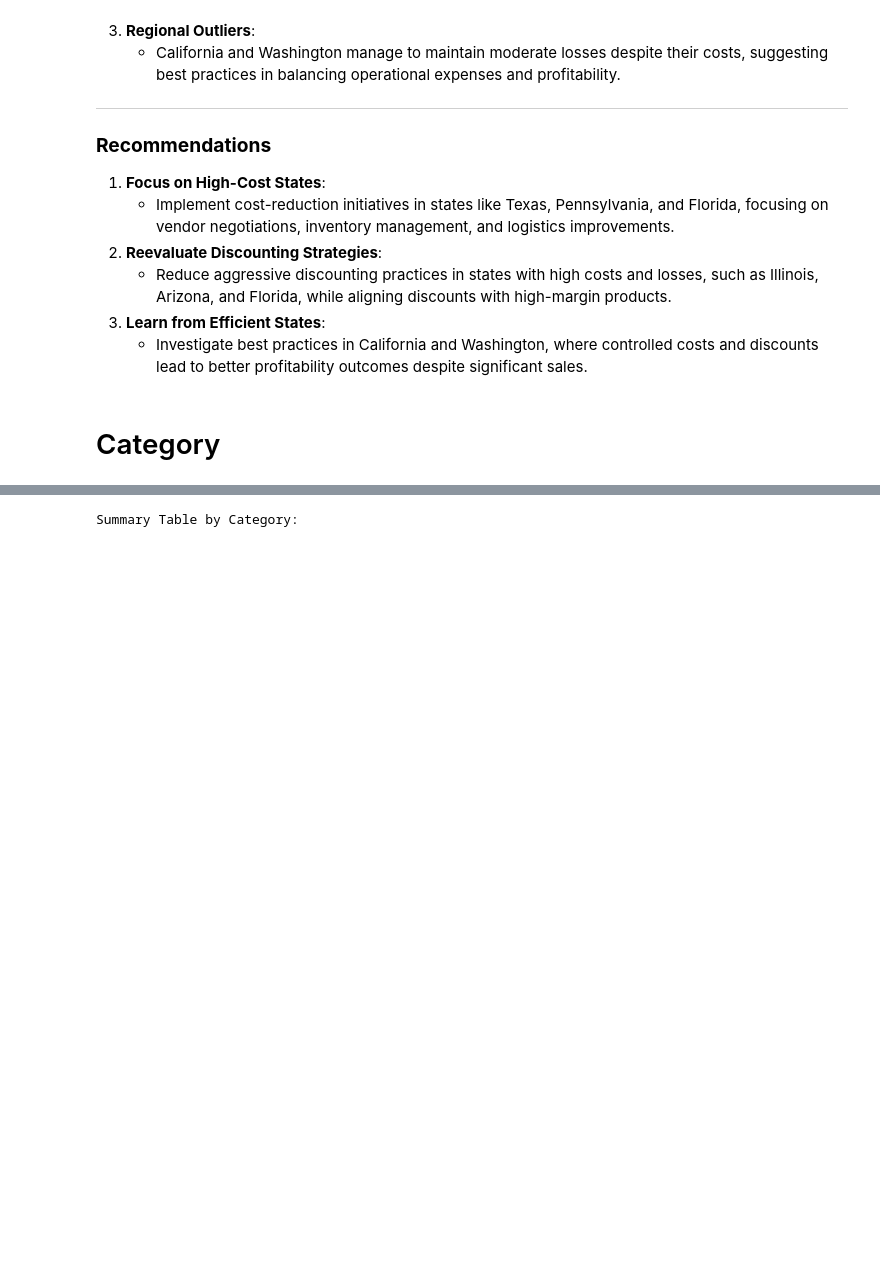
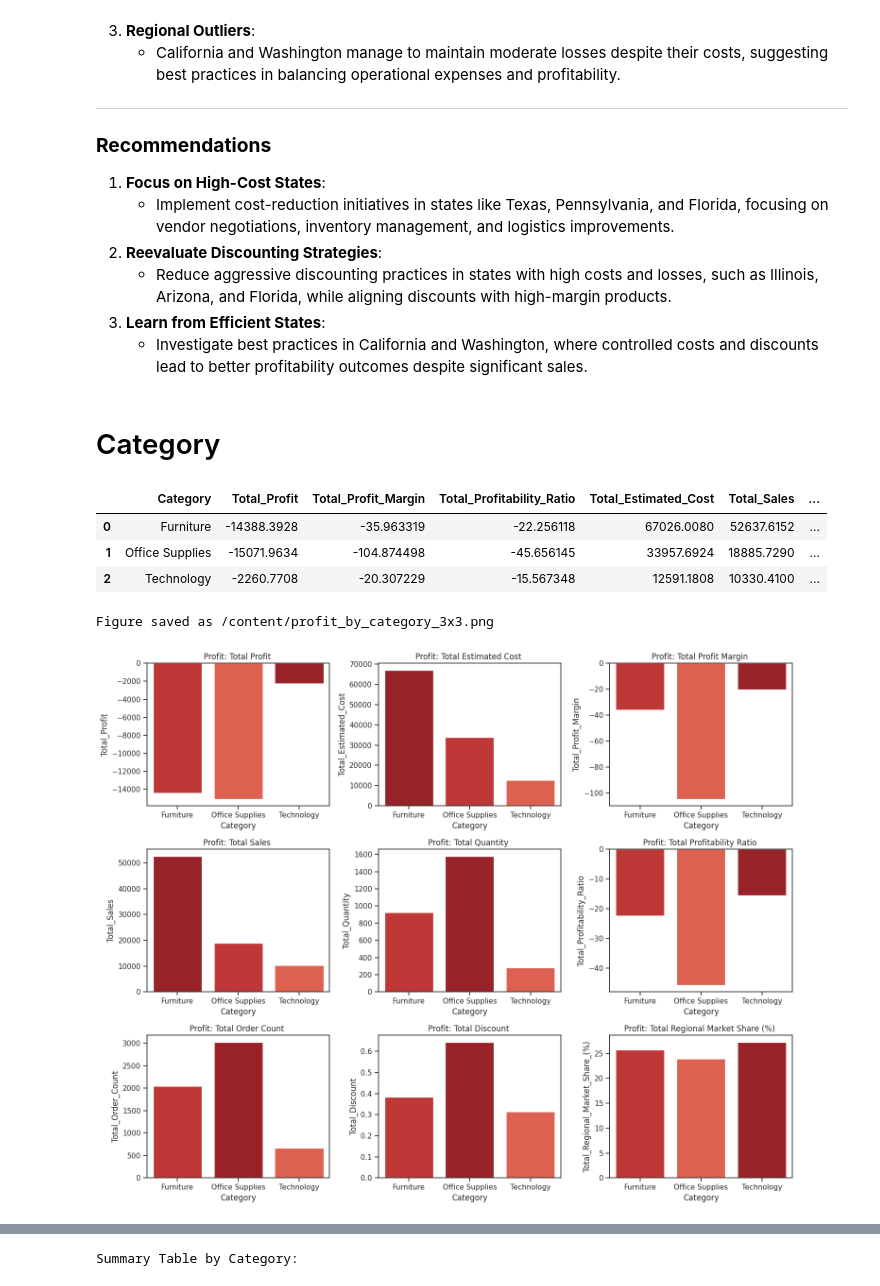
Before and after one commit to micah-shull/superstore, a Jupyter notebook: 008_superstore_Loss_Cost.ipynb, the cells around one changed output, grey strips where cells are left out. Cells and saved outputs as stored; diff of their text form; code cells hidden in the pictures; blank space fills up the shorter version.

```diff
--- a/008_superstore_Loss_Cost.ipynb
+++ b/008_superstore_Loss_Cost.ipynb
@@ -684,3 +744,62 @@ Figure saved as /content/loss_cost_region_state.png
    - Investigate best practices in California and Washington, where controlled costs and discounts lead to better profitability outcomes despite significant sales.
 # %% [markdown]
 # Category
+# %%
+# Define metrics for visualization
+metrics = [
+    'Profit',
+    'Estimated Cost',
+    'Profit Margin',
+    'Sales',
+    'Quantity',
+    'Profitability Ratio',
+    'Order Count',
+    'Discount',
+    'Regional Market Share (%)'
+]
+
+# Use the aggregate function to calculate metrics for each group
+table_profits_category = dpu.calculate_aggregate_metrics(df, group_by_columns=['Category'])
+table_profits_category
+# %% [output]
+|  | Category | Total_Profit | Total_Profit_Margin | Total_Profitability_Ratio | Total_Estimated_Cost | Total_Sales | ... |
+| 0 | Furniture | -14388.3928 | -35.963319 | -22.256118 | 67026.0080 | 52637.6152 | ... |
+| 1 | Office Supplies | -15071.9634 | -104.874498 | -45.656145 | 33957.6924 | 18885.7290 | ... |
+| 2 | Technology | -2260.7708 | -20.307229 | -15.567348 | 12591.1808 | 10330.4100 | ... |
+# %%
+# Define metrics for visualization
+metrics = [
+    'Total_Profit',
+    'Total_Estimated_Cost',
+    'Total_Profit_Margin',
+    'Total_Sales',
+    'Total_Quantity',
+    'Total_Profitability_Ratio',
+    'Total_Order_Count',
+    'Total_Discount',
+    'Total_Regional_Market_Share_(%)'
+]
+
+# Visualize the metrics and save the figure
+save_path = "/content/profit_by_category_3x3.png"
+
+# Set Seaborn theme
+sns.set_theme(style="ticks", context="notebook")
+# Define a subset of darker greens for cost analysis
+loss_palette = sns.color_palette("Reds", n_colors=6)[3:]  # Select the darker shades
+
+# Visualize the metrics
+dvu.plot_metrics_grid(
+    data1=table_profits_category,
+    metrics=metrics,
+    group_by_column='Category',
+    title_prefix="Profit: ",
+    palette=loss_palette
+)
+
+# Save the current figure
+plt.savefig(save_path, dpi=300, bbox_inches='tight')
+print(f"Figure saved as {save_path}")
+# %% [output]
+Figure saved as /content/profit_by_category_3x3.png
+[figure, added]
```
Also changed, not shown: parts of 5 cells of this notebook.
